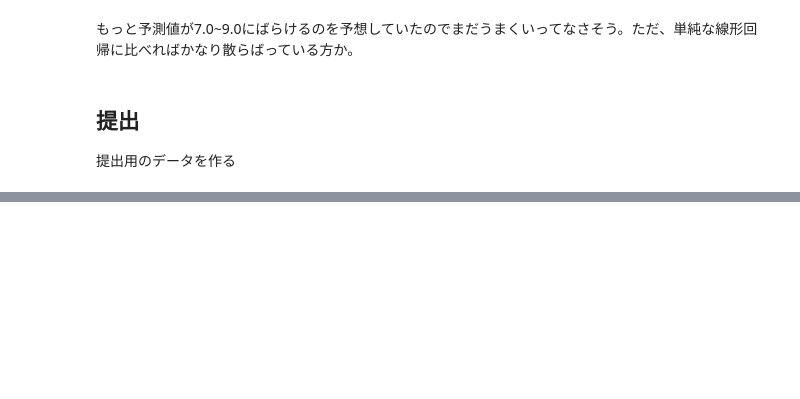
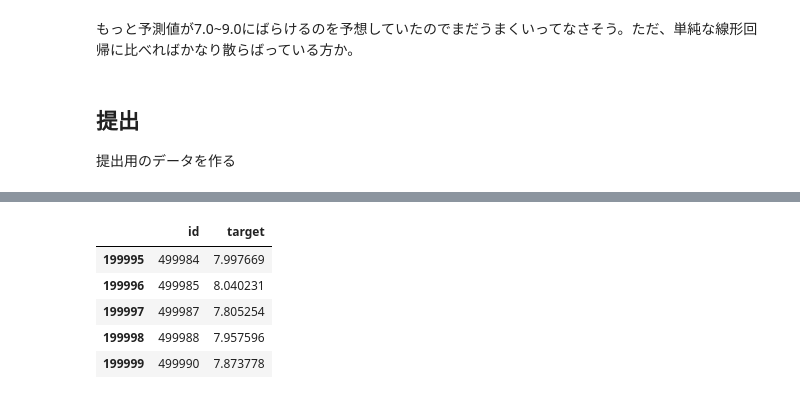
Before and after one commit to ryuji-hashimoto0110/Kaggle, a Jupyter notebook: tabular-playground-series-jan-2021/Regression.ipynb, the cells around one changed output, grey strips where cells are left out. Cells and saved outputs as stored; diff of their text form; code cells hidden in the pictures; blank space fills up the shorter version.

```diff
--- a/tabular-playground-series-jan-2021/Regression.ipynb
+++ b/tabular-playground-series-jan-2021/Regression.ipynb
@@ -205,0 +218,9 @@ np.savetxt("submission.csv", X = submission, delimiter=",")
+# %%
+submission1.tail()
+# %% [output]
+|  | id | target |
+| 199995 | 499984 | 7.997669 |
+| 199996 | 499985 | 8.040231 |
+| 199997 | 499987 | 7.805254 |
+| 199998 | 499988 | 7.957596 |
+| 199999 | 499990 | 7.873778 |
```
Also changed, not shown: parts of 6 cells of this notebook.
